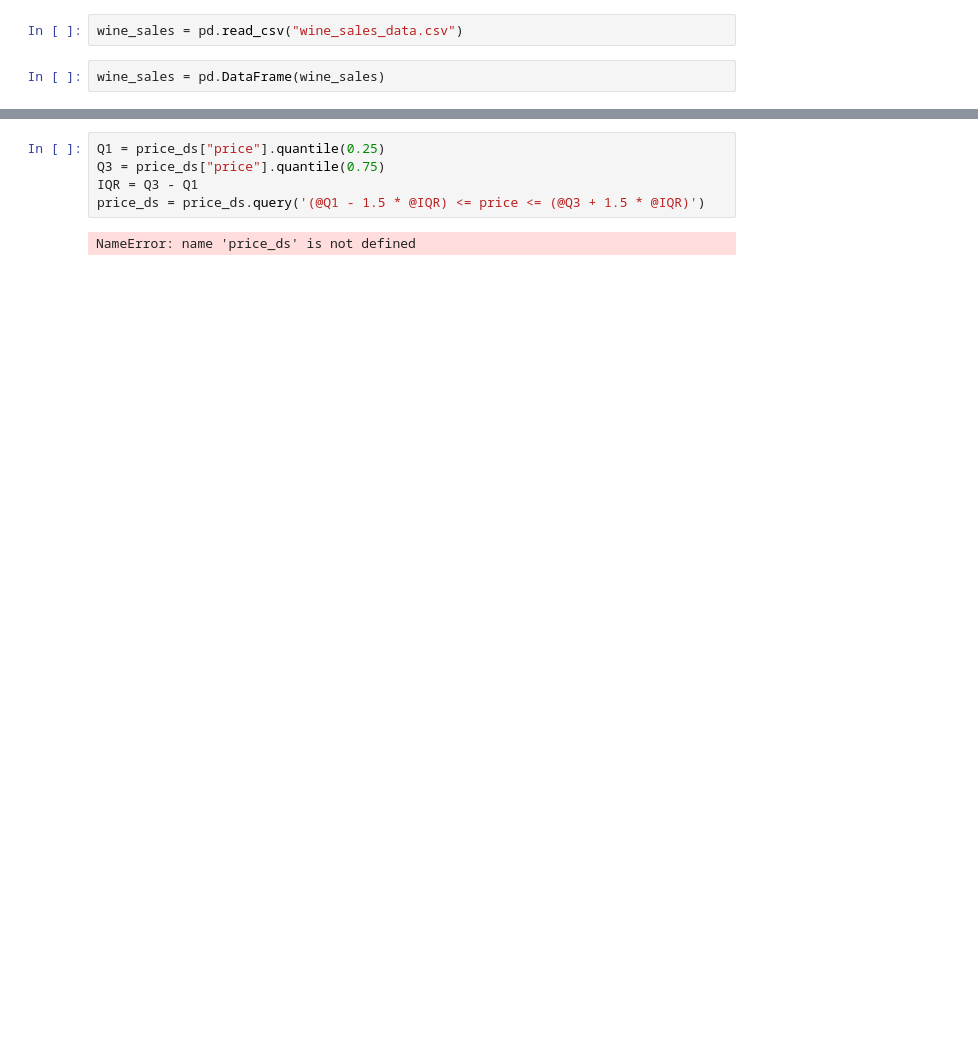
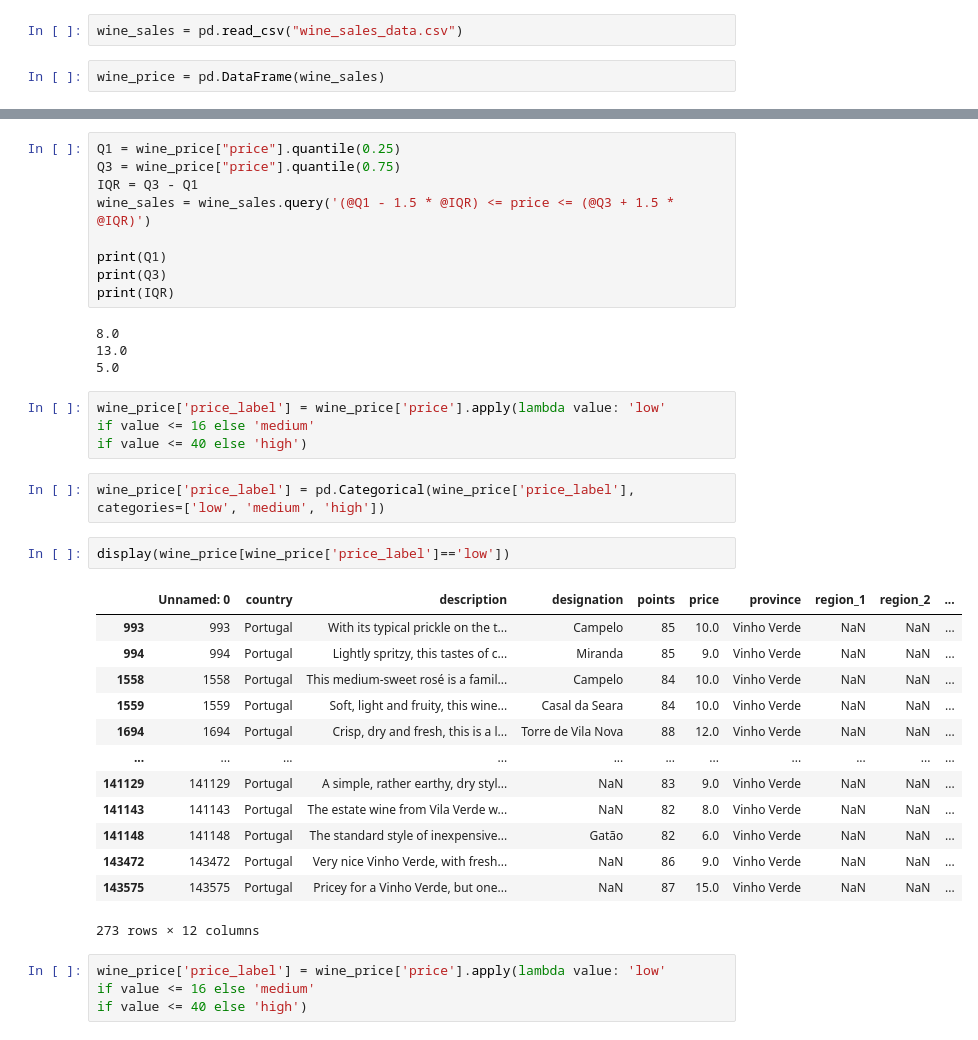
Before and after one commit to NiaLucia/Sprint2, a Jupyter notebook: wine_sales.ipynb, the cells around one changed output, grey strips where cells are left out. Saved outputs shown, nothing was run; the diff lists cells and outputs as text; blank space fills up the shorter version.

```diff
--- a/wine_sales.ipynb
+++ b/wine_sales.ipynb
@@ -21,5 +22,5 @@ from sklearn.pipeline import make_pipeline
 # %%
 wine_sales = pd.read_csv("wine_sales_data.csv")
 # %%
-wine_sales = pd.DataFrame(wine_sales)
+wine_price = pd.DataFrame(wine_sales)
 # %%
@@ -140,7 +127,40 @@ wine_sales[wine_sales['province'] == 'Vinho Verde']
 # %%
-Q1 = price_ds["price"].quantile(0.25)
-Q3 = price_ds["price"].quantile(0.75)
+Q1 = wine_price["price"].quantile(0.25)
+Q3 = wine_price["price"].quantile(0.75)
 IQR = Q3 - Q1
-price_ds = price_ds.query('(@Q1 - 1.5 * @IQR) <= price <= (@Q3 + 1.5 * @IQR)')
+wine_sales = wine_sales.query('(@Q1 - 1.5 * @IQR) <= price <= (@Q3 + 1.5 * @IQR)')
+
+print(Q1)
+print(Q3)
+print(IQR)
 # %% [output]
-NameError: name 'price_ds' is not defined
+8.0
+13.0
+5.0
+# %%
+wine_price['price_label'] = wine_price['price'].apply(lambda value: 'low'
+if value <= 16 else 'medium'
+if value <= 40 else 'high')
+# %%
+wine_price['price_label'] = pd.Categorical(wine_price['price_label'],
+categories=['low', 'medium', 'high'])
+# %%
+display(wine_price[wine_price['price_label']=='low'])
+# %% [output]
+|  | Unnamed: 0 | country | description | designation | points | price | province | region_1 | region_2 | ... |
+| 993 | 993 | Portugal | With its typical prickle on the t... | Campelo | 85 | 10.0 | Vinho Verde | NaN | NaN | ... |
+| 994 | 994 | Portugal | Lightly spritzy, this tastes of c... | Miranda | 85 | 9.0 | Vinho Verde | NaN | NaN | ... |
+| 1558 | 1558 | Portugal | This medium-sweet rosé is a famil... | Campelo | 84 | 10.0 | Vinho Verde | NaN | NaN | ... |
+| 1559 | 1559 | Portugal | Soft, light and fruity, this wine... | Casal da Seara | 84 | 10.0 | Vinho Verde | NaN | NaN | ... |
+| 1694 | 1694 | Portugal | Crisp, dry and fresh, this is a l... | Torre de Vila Nova | 88 | 12.0 | Vinho Verde | NaN | NaN | ... |
+| ... | ... | ... | ... | ... | ... | ... | ... | ... | ... | ... |
+| 141129 | 141129 | Portugal | A simple, rather earthy, dry styl... | NaN | 83 | 9.0 | Vinho Verde | NaN | NaN | ... |
+| 141143 | 141143 | Portugal | The estate wine from Vila Verde w... | NaN | 82 | 8.0 | Vinho Verde | NaN | NaN | ... |
+| 141148 | 141148 | Portugal | The standard style of inexpensive... | Gatão | 82 | 6.0 | Vinho Verde | NaN | NaN | ... |
+| 143472 | 143472 | Portugal | Very nice Vinho Verde, with fresh... | NaN | 86 | 9.0 | Vinho Verde | NaN | NaN | ... |
+| 143575 | 143575 | Portugal | Pricey for a Vinho Verde, but one... | NaN | 87 | 15.0 | Vinho Verde | NaN | NaN | ... |
+273 rows × 12 columns
+# %%
+wine_price['price_label'] = wine_price['price'].apply(lambda value: 'low'
+if value <= 16 else 'medium'
+if value <= 40 else 'high')
```
Also changed, not shown: parts of 13 cells of this notebook.
